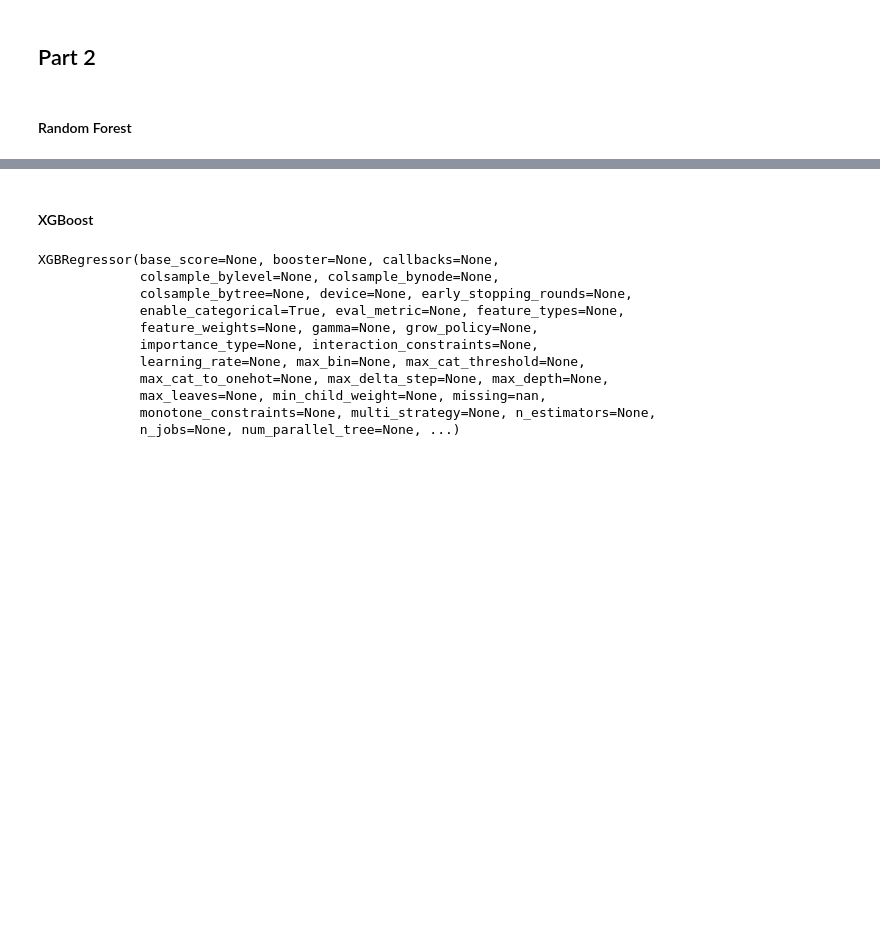
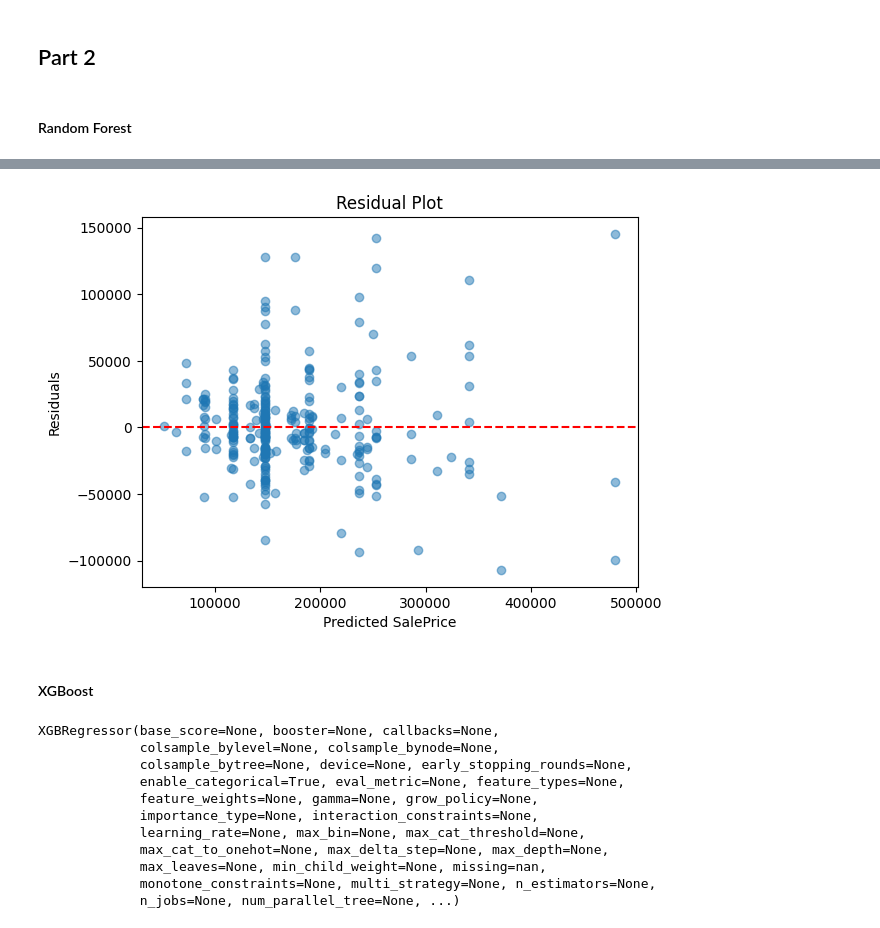
Before and after one commit to tsal4/data2000_labs, a Jupyter notebook: labs/050_decision-trees.ipynb, the cells around one changed output, grey strips where cells are left out. Cells and saved outputs as stored; diff of their text form; code cells hidden in the pictures; blank space fills up the shorter version.

```diff
--- a/labs/050_decision-trees.ipynb
+++ b/labs/050_decision-trees.ipynb
@@ -560,5 +561,20 @@ test accuracy: RMSE: 35854.5
 num examples: 287
 num examples (weighted): 287
+# %%
+predictions = model.predict(test)
+
+actuals = test["SalePrice"].values
+
+residuals = actuals - predictions
+# %%
+plt.scatter(predictions, residuals, alpha=0.5)
+plt.axhline(y=0, color='r', linestyle='--')
+plt.xlabel('Predicted SalePrice')
+plt.ylabel('Residuals')
+plt.title('Residual Plot')
+plt.show()
+# %% [output]
+[figure, added]
 # %% [markdown]
 #### XGBoost
 # %%
```
Also changed, not shown: parts of 17 cells of this notebook.
